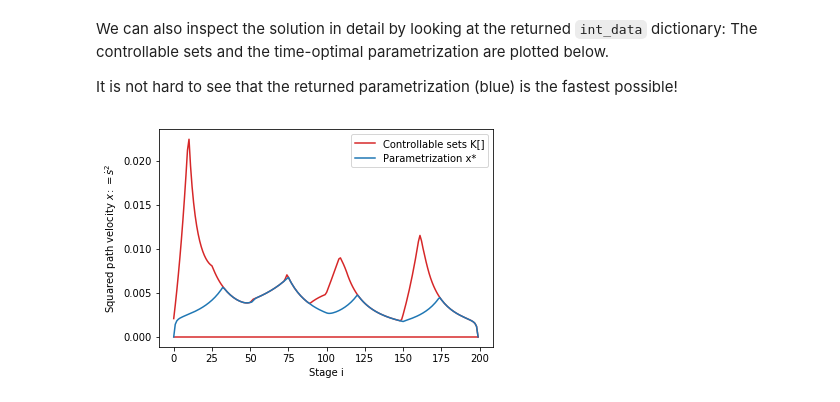
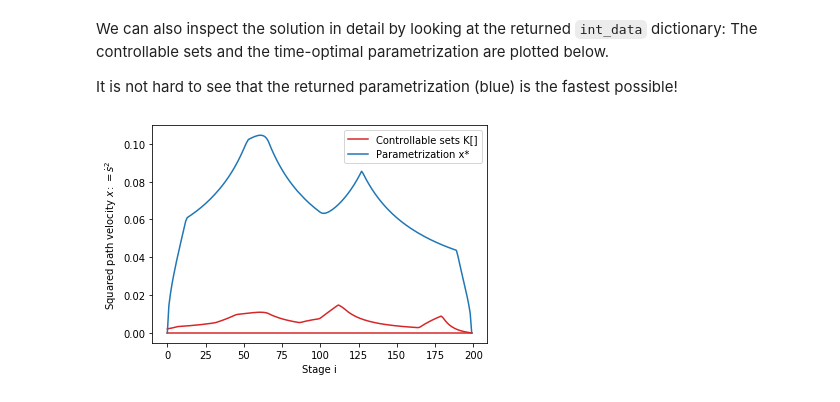
Before and after one commit to hungpham2511/toppra, a Jupyter notebook: docs/source/tutorials/tut1_basic_example.ipynb, the cells around one changed output. Drawn from its saved outputs; the diff is of its cells as text; code cells hidden in the pictures.

```diff
--- a/docs/source/tutorials/tut1_basic_example.ipynb
+++ b/docs/source/tutorials/tut1_basic_example.ipynb
@@ -88,9 +88,9 @@ be warned that `seidel` can fail for ill-posed path parametrization instances.
 Below we solve
 the same problem using different solver wrappers and compare their speeds.
 # %%
-for solver_wrapper in ['seidel', 'hotqpoases', 'cvxpy']:
+for solver_wrapper in ['seidel', 'hotqpoases']:
     t0 = time.time()
     instance = algo.TOPPRA([pc_vel, pc_acc], path, gridpoints=gridpoints, solver_wrapper=solver_wrapper)
-    traj, _ = instance.compute_trajectory(0, 0)
+    traj = instance.compute_trajectory(0, 0)
     print("{:20}: comp. time {:.4f} secs: traj dur. {:4f} sec".format(solver_wrapper, time.time() - t0, traj.get_duration()))
 # %% [output]
@@ -125,12 +124,12 @@ We can also inspect the solution in detail by looking at the returned `int_data`
 
 It is not hard to see that the returned parametrization (blue) is the fastest possible!
 # %%
-plt.plot(int_data['K'][:, 0], c='C3', label="Controllable sets K[]")
-plt.plot(int_data['K'][:, 1], c='C3')
-plt.plot(int_data['sd'] ** 2, label="Parametrization x*")
+plt.plot(instance.problem_data.K[:, 0], c='C3', label="Controllable sets K[]")
+plt.plot(instance.problem_data.K[:, 1], c='C3')
+plt.plot(instance.problem_data.sd_vec, label="Parametrization x*")
 plt.legend()
 plt.xlabel("Stage i")
-plt.ylabel("Squared path velocity $x:=\dot s^2$")
+plt.ylabel("Squared path velocity $x:=\\dot s^2$")
 plt.show()
 # %% [output]
-[figure, old version]
+[figure, new version]
```
Also changed, not shown: parts of 3 cells of this notebook, 3 other files.
